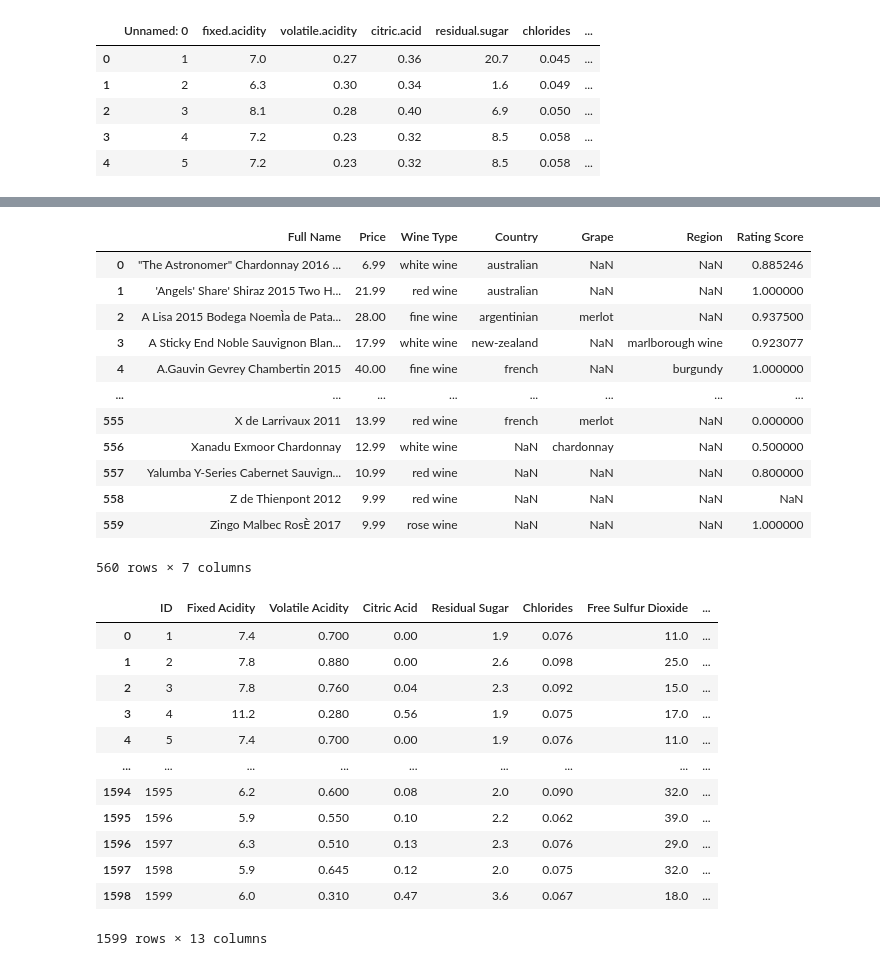
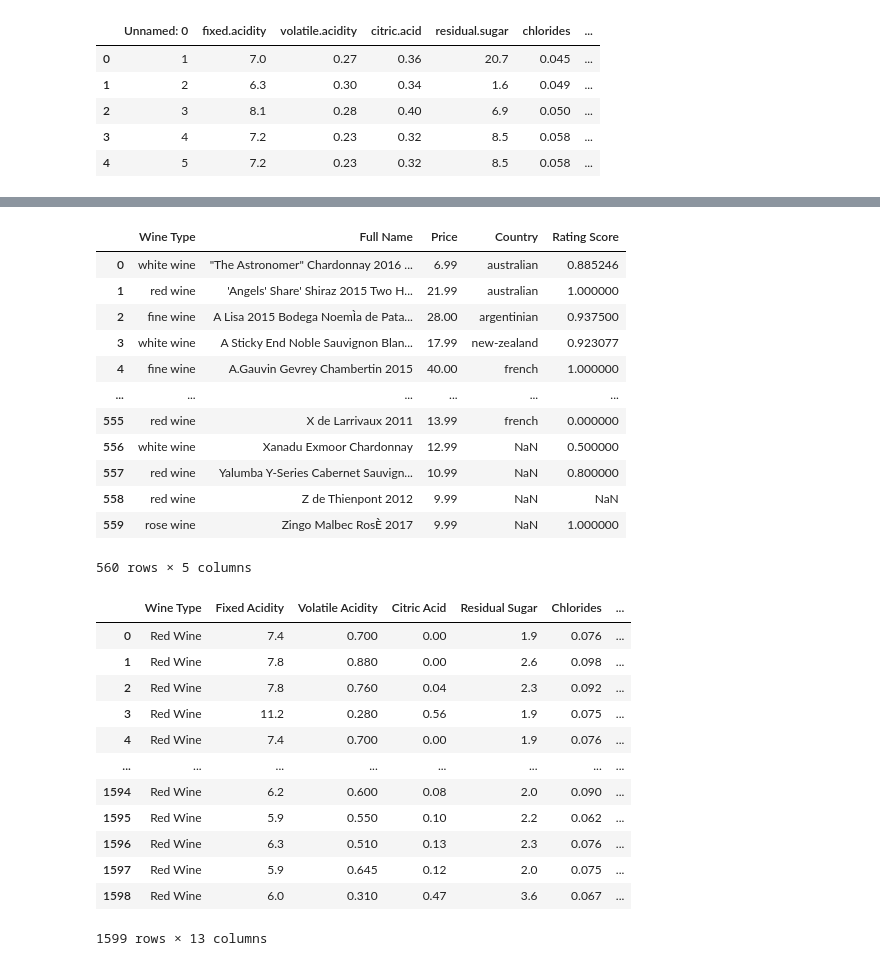
Before and after one commit to nirupamashankar/ETL-Project, a Jupyter notebook: ETL wine project.ipynb, the cells around one changed output, grey strips where cells are left out. Saved outputs shown, nothing was run; the diff lists cells and outputs as text; code cells hidden in the pictures.

```diff
--- a/ETL wine project.ipynb
+++ b/ETL wine project.ipynb
@@ -113,58 +116,63 @@ new_white_wine_df
 # %%
-new_majestic_df = majestic_df[['Unnamed: 0', 'price', 'wine_type', 'country', 'grape', 'region', 'rating_score']]
+new_majestic_df = majestic_df[['Unnamed: 0', 'price', 'wine_type', 'country', 'rating_score']]
 new_majestic_df = new_majestic_df.rename(columns={'Unnamed: 0': 'Full Name',
                                                  'price': 'Price',
                                                  'wine_type': 'Wine Type',
                                                  'country': 'Country',
-                                                 'grape': 'Grape',
-                                                  'region': 'Region',
                                                  'rating_score': 'Rating Score'})
+new_majestic_df = new_majestic_df[['Wine Type', 'Full Name', 'Price', 'Country', 'Rating Score']]
 new_majestic_df
 # %% [output]
-|  | Full Name | Price | Wine Type | Country | Grape | Region | Rating Score |
-| 0 | "The Astronomer" Chardonnay 2016 ... | 6.99 | white wine | australian | NaN | NaN | 0.885246 |
-| 1 | 'Angels' Share' Shiraz 2015 Two H... | 21.99 | red wine | australian | NaN | NaN | 1.000000 |
-| 2 | A Lisa 2015 Bodega NoemÌa de Pata... | 28.00 | fine wine | argentinian | merlot | NaN | 0.937500 |
-| 3 | A Sticky End Noble Sauvignon Blan... | 17.99 | white wine | new-zealand | NaN | marlborough wine | 0.923077 |
-| 4 | A.Gauvin Gevrey Chambertin 2015 | 40.00 | fine wine | french | NaN | burgundy | 1.000000 |
-| ... | ... | ... | ... | ... | ... | ... | ... |
-| 555 | X de Larrivaux 2011 | 13.99 | red wine | french | merlot | NaN | 0.000000 |
-| 556 | Xanadu Exmoor Chardonnay | 12.99 | white wine | NaN | chardonnay | NaN | 0.500000 |
-| 557 | Yalumba Y-Series Cabernet Sauvign... | 10.99 | red wine | NaN | NaN | NaN | 0.800000 |
-| 558 | Z de Thienpont 2012 | 9.99 | red wine | NaN | NaN | NaN | NaN |
-| 559 | Zingo Malbec RosÈ 2017 | 9.99 | rose wine | NaN | NaN | NaN | 1.000000 |
+|  | Wine Type | Full Name | Price | Country | Rating Score |
+| 0 | white wine | "The Astronomer" Chardonnay 2016 ... | 6.99 | australian | 0.885246 |
+| 1 | red wine | 'Angels' Share' Shiraz 2015 Two H... | 21.99 | australian | 1.000000 |
+| 2 | fine wine | A Lisa 2015 Bodega NoemÌa de Pata... | 28.00 | argentinian | 0.937500 |
+| 3 | white wine | A Sticky End Noble Sauvignon Blan... | 17.99 | new-zealand | 0.923077 |
+| 4 | fine wine | A.Gauvin Gevrey Chambertin 2015 | 40.00 | french | 1.000000 |
+| ... | ... | ... | ... | ... | ... |
+| 555 | red wine | X de Larrivaux 2011 | 13.99 | french | 0.000000 |
+| 556 | white wine | Xanadu Exmoor Chardonnay | 12.99 | NaN | 0.500000 |
+| 557 | red wine | Yalumba Y-Series Cabernet Sauvign... | 10.99 | NaN | 0.800000 |
+| 558 | red wine | Z de Thienpont 2012 | 9.99 | NaN | NaN |
+| 559 | rose wine | Zingo Malbec RosÈ 2017 | 9.99 | NaN | 1.000000 |
-560 rows × 7 columns
+560 rows × 5 columns
 # %%
-new_quality_reds_df = quality_reds_df[['Unnamed: 0', 'fixed.acidity', 'volatile.acidity',
+new_quality_reds_df = quality_reds_df[['fixed.acidity', 'volatile.acidity',
                                        'citric.acid', 'residual.sugar', 'chlorides',
                                        'free.sulfur.dioxide', 'total.sulfur.dioxide',
                                        'density', 'pH', 'sulphates', 'alcohol', 'quality']]
-new_quality_reds_df = new_quality_reds_df.rename(columns={'Unnamed: 0': 'ID',
-                                                         'fixed.acidity': 'Fixed Acidity',
+new_quality_reds_df = new_quality_reds_df.rename(columns={'fixed.acidity': 'Fixed Acidity',
                                                          'volatile.acidity': 'Volatile Acidity',
                                                          'citric.acid': 'Citric Acid',
                                                         'residual.sugar': 'Residual Sugar',
                                                         'chlorides': 'Chlorides',
                                                          'free.sulfur.dioxide': 'Free Sulfur Dioxide',
                                                           'total.sulfur.dioxide': 'Total Sulfur Dioxide',
                                                           'density': 'Density',
                                                           'pH': 'pH',
                                                          'sulphates': 'Sulphates',
                                                           'alcohol': 'Alcohol',
                                                           'quality': 'Quality'})
+new_quality_reds_df["Wine Type"] = 'Red Wine'
+
+new_quality_reds_df = new_quality_reds_df[['Wine Type', 'Fixed Acidity', 'Volatile Acidity',
+                                           'Citric Acid', 'Residual Sugar', 'Chlorides',
+                                           'Free Sulfur Dioxide', 'Total Sulfur Dioxide',
+                                           'Density', 'pH', 'Sulphates', 'Alcohol', 'Quality']]
+
 new_quality_reds_df
 # %% [output]
-|  | ID | Fixed Acidity | Volatile Acidity | Citric Acid | Residual Sugar | Chlorides | Free Sulfur Dioxide | ... |
-| 0 | 1 | 7.4 | 0.700 | 0.00 | 1.9 | 0.076 | 11.0 | ... |
-| 1 | 2 | 7.8 | 0.880 | 0.00 | 2.6 | 0.098 | 25.0 | ... |
-| 2 | 3 | 7.8 | 0.760 | 0.04 | 2.3 | 0.092 | 15.0 | ... |
-| 3 | 4 | 11.2 | 0.280 | 0.56 | 1.9 | 0.075 | 17.0 | ... |
-| 4 | 5 | 7.4 | 0.700 | 0.00 | 1.9 | 0.076 | 11.0 | ... |
-| ... | ... | ... | ... | ... | ... | ... | ... | ... |
-| 1594 | 1595 | 6.2 | 0.600 | 0.08 | 2.0 | 0.090 | 32.0 | ... |
-| 1595 | 1596 | 5.9 | 0.550 | 0.10 | 2.2 | 0.062 | 39.0 | ... |
-| 1596 | 1597 | 6.3 | 0.510 | 0.13 | 2.3 | 0.076 | 29.0 | ... |
-| 1597 | 1598 | 5.9 | 0.645 | 0.12 | 2.0 | 0.075 | 32.0 | ... |
-| 1598 | 1599 | 6.0 | 0.310 | 0.47 | 3.6 | 0.067 | 18.0 | ... |
+|  | Wine Type | Fixed Acidity | Volatile Acidity | Citric Acid | Residual Sugar | Chlorides | ... |
+| 0 | Red Wine | 7.4 | 0.700 | 0.00 | 1.9 | 0.076 | ... |
+| 1 | Red Wine | 7.8 | 0.880 | 0.00 | 2.6 | 0.098 | ... |
+| 2 | Red Wine | 7.8 | 0.760 | 0.04 | 2.3 | 0.092 | ... |
+| 3 | Red Wine | 11.2 | 0.280 | 0.56 | 1.9 | 0.075 | ... |
+| 4 | Red Wine | 7.4 | 0.700 | 0.00 | 1.9 | 0.076 | ... |
+| ... | ... | ... | ... | ... | ... | ... | ... |
+| 1594 | Red Wine | 6.2 | 0.600 | 0.08 | 2.0 | 0.090 | ... |
+| 1595 | Red Wine | 5.9 | 0.550 | 0.10 | 2.2 | 0.062 | ... |
+| 1596 | Red Wine | 6.3 | 0.510 | 0.13 | 2.3 | 0.076 | ... |
+| 1597 | Red Wine | 5.9 | 0.645 | 0.12 | 2.0 | 0.075 | ... |
+| 1598 | Red Wine | 6.0 | 0.310 | 0.47 | 3.6 | 0.067 | ... |
 1599 rows × 13 columns
 # %%
```
Also changed, not shown: parts of 3 cells of this notebook.
